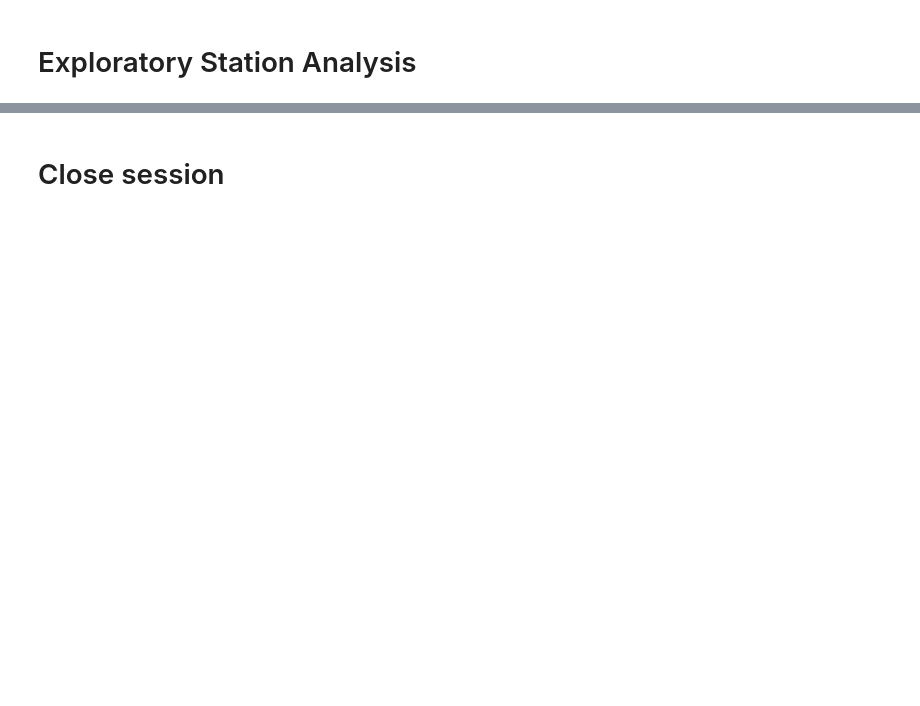
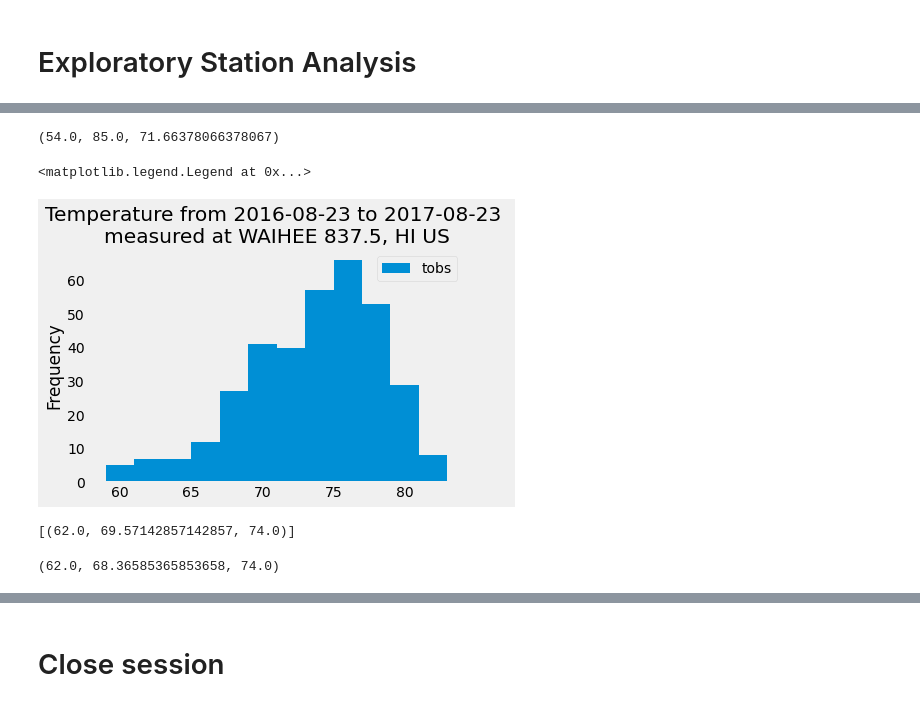
Before and after one commit to AtreidesArcade/SQLAlchemy-Challenge, a Jupyter notebook: climate_starter.ipynb, the cells around one changed output, grey strips where cells are left out. Drawn from its saved outputs; the diff is of its cells as text; code cells hidden in the pictures; blank space fills up the shorter version.

```diff
--- a/climate_starter.ipynb
+++ b/climate_starter.ipynb
@@ -36,7 +36,7 @@ Base.classes.keys()
 # %%
 # Save references to each table
 Measurement = Base.classes.measurement
-station = Base.classes.station
+Station = Base.classes.station
 # %%
 # Create our session (link) from Python to the DB
 session = Session(engine)
@@ -155,3 +162,8 @@ NameError: name 'sorted_df' is not defined
 # %%
 # Design a query to find the most active stations (i.e. what stations have the most rows?)
 # List the stations and the counts in descending order.
+sel = [Measurement.station,func.count(Measurement.id)]
+activestations = session.query(*sel).\
+    group_by(Measurement.station).\
+    order_by(func.count(Measurement.id).desc()).all()
+activestations
@@ -158,2 +180,9 @@ NameError: name 'sorted_df' is not defined
 # %%
 # Using the most active station id from the previous query, calculate the lowest, highest, and average temperature.
+sel = [func.min(Measurement.tobs),func.max(Measurement.tobs),func.avg(Measurement.tobs)]
+mostactivestationdata = session.query(*sel).\
+    group_by(Measurement.station).\
+    order_by(func.count(Measurement.id).desc()).first()
+mostactivestationdata
+# %% [output]
+(54.0, 85.0, 71.66378066378067)
@@ -162,0 +189,39 @@ NameError: name 'sorted_df' is not defined
+# %%
+# Query the last 12 months of temperature observation data for this station and plot the results as a histogram
+queryresult = session.query(Measurement.tobs).\
+    filter(Measurement.station == activestations[0][0]).\
+    filter(Measurement.date >= querydate).all()
+temperatures = list(np.ravel(queryresult))
+
+sel = [Station.station,Station.name,Station.latitude,Station.longitude,Station.elevation]
+queryresult = session.query(*sel).all()
+stations_desc = pd.DataFrame(queryresult, columns=['Station','Name','Latitude','Longitude','Elevation'])
+
+stationname = stations_desc.loc[stations_desc["Station"] == activestations[0][0],"Name"].tolist()[0]
+
+plt.hist(temperatures, bins=12,rwidth=1.0,label='tobs')
+plt.grid(axis='both', alpha=0.75)
+plt.ylabel('Frequency')
+plt.title(f"Temperature from {querydate} to {lateststr[0]} \nmeasured at {stationname}")
+plt.legend()
+# %% [output]
+<matplotlib.legend.Legend at 0x...>
+[figure, added]
+# %%
+#func to return the minimum, average, and maximum temperatures for that range of dates
+def calc_temps(start_date, end_date):
+    return session.query(func.min(Measurement.tobs), func.avg(Measurement.tobs), func.max(Measurement.tobs)).\
+        filter(Measurement.date >= start_date).filter(Measurement.date <= end_date).all()
+
+
+print(calc_temps('2012-02-28', '2012-03-05'))
+# %% [output]
+[(62.0, 69.57142857142857, 74.0)]
+# %%
+# Use your previous function `calc_temps` to calculate the tmin, tavg, and tmax
+startdate = '2017-01-01'
+enddate = '2017-01-07'
+tempresult = calc_temps(startdate,enddate)[0]
+tempresult
+# %% [output]
+(62.0, 68.36585365853658, 74.0)
```
Also changed, not shown: parts of 20 cells of this notebook, 3 other files.
